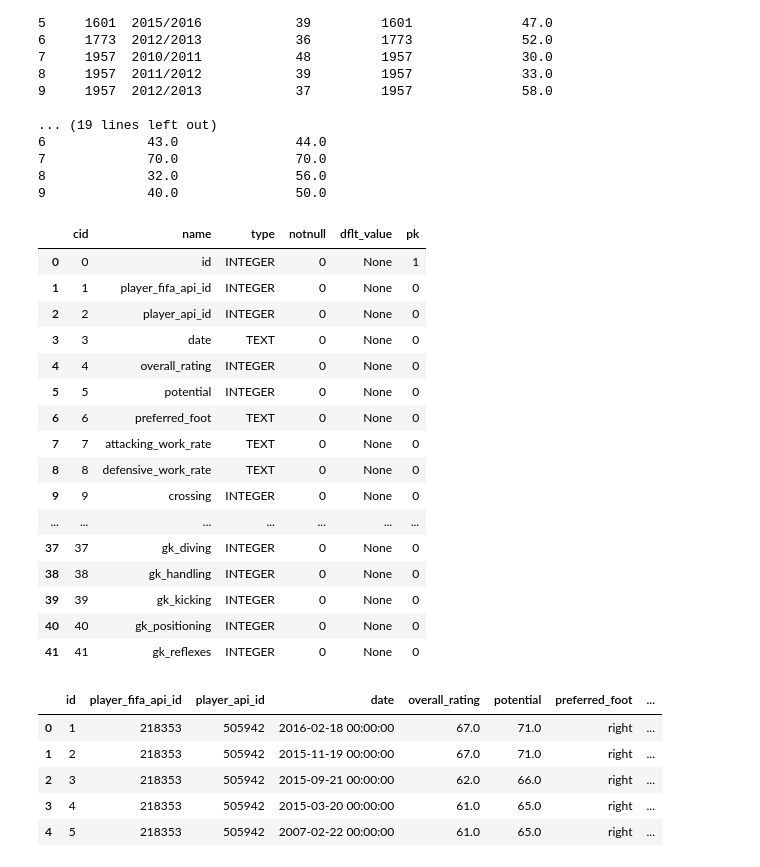
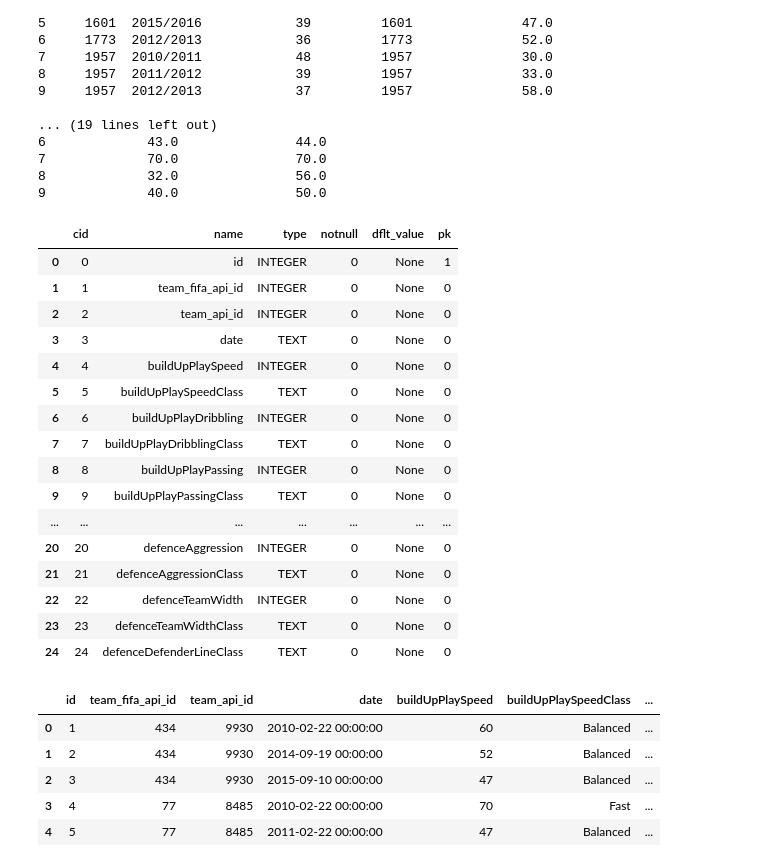
Before and after one commit to ShaliniBekaroe/Datalab_semester2_Groep1, a Jupyter notebook: notebook/data_mining.ipynb, the cells around one changed output. Cells and saved outputs as stored; diff of their text form; code cells hidden in the pictures.

Commit message:
fix: team attr

```diff
--- a/notebook/data_mining.ipynb
+++ b/notebook/data_mining.ipynb
@@ -326,41 +326,41 @@ print(df_final.head(10))
 8             32.0               56.0
 9             40.0               50.0
 # %%
-query = "PRAGMA table_info(player_Attributes);"
+query = "PRAGMA table_info(Team_Attributes);"
 df_info = pd.read_sql_query(query, conn)
 df_info
 # %% [output]
 |  | cid | name | type | notnull | dflt_value | pk |
 | 0 | 0 | id | INTEGER | 0 | None | 1 |
-| 1 | 1 | player_fifa_api_id | INTEGER | 0 | None | 0 |
-| 2 | 2 | player_api_id | INTEGER | 0 | None | 0 |
+| 1 | 1 | team_fifa_api_id | INTEGER | 0 | None | 0 |
+| 2 | 2 | team_api_id | INTEGER | 0 | None | 0 |
 | 3 | 3 | date | TEXT | 0 | None | 0 |
-| 4 | 4 | overall_rating | INTEGER | 0 | None | 0 |
-| 5 | 5 | potential | INTEGER | 0 | None | 0 |
-| 6 | 6 | preferred_foot | TEXT | 0 | None | 0 |
-| 7 | 7 | attacking_work_rate | TEXT | 0 | None | 0 |
-| 8 | 8 | defensive_work_rate | TEXT | 0 | None | 0 |
-| 9 | 9 | crossing | INTEGER | 0 | None | 0 |
+| 4 | 4 | buildUpPlaySpeed | INTEGER | 0 | None | 0 |
+| 5 | 5 | buildUpPlaySpeedClass | TEXT | 0 | None | 0 |
+| 6 | 6 | buildUpPlayDribbling | INTEGER | 0 | None | 0 |
+| 7 | 7 | buildUpPlayDribblingClass | TEXT | 0 | None | 0 |
+| 8 | 8 | buildUpPlayPassing | INTEGER | 0 | None | 0 |
+| 9 | 9 | buildUpPlayPassingClass | TEXT | 0 | None | 0 |
 | ... | ... | ... | ... | ... | ... | ... |
-| 37 | 37 | gk_diving | INTEGER | 0 | None | 0 |
-| 38 | 38 | gk_handling | INTEGER | 0 | None | 0 |
-| 39 | 39 | gk_kicking | INTEGER | 0 | None | 0 |
-| 40 | 40 | gk_positioning | INTEGER | 0 | None | 0 |
-| 41 | 41 | gk_reflexes | INTEGER | 0 | None | 0 |
+| 20 | 20 | defenceAggression | INTEGER | 0 | None | 0 |
+| 21 | 21 | defenceAggressionClass | TEXT | 0 | None | 0 |
+| 22 | 22 | defenceTeamWidth | INTEGER | 0 | None | 0 |
+| 23 | 23 | defenceTeamWidthClass | TEXT | 0 | None | 0 |
+| 24 | 24 | defenceDefenderLineClass | TEXT | 0 | None | 0 |
 # %%
 import pandas as pd
 
 pd.set_option('display.max_columns', None)   # alle kolommen tonen
 pd.set_option('display.width', None)         # geen afkapping
 
-query_2 = "SELECT * FROM player_Attributes"
+query_2 = "SELECT * FROM Team_Attributes"
 df_player_Attribute = pd.read_sql_query(query_2, conn)
 
 df_player_Attribute.head()
 # %% [output]
-|  | id | player_fifa_api_id | player_api_id | date | overall_rating | potential | preferred_foot | ... |
-| 0 | 1 | 218353 | 505942 | 2016-02-18 00:00:00 | 67.0 | 71.0 | right | ... |
-| 1 | 2 | 218353 | 505942 | 2015-11-19 00:00:00 | 67.0 | 71.0 | right | ... |
-| 2 | 3 | 218353 | 505942 | 2015-09-21 00:00:00 | 62.0 | 66.0 | right | ... |
-| 3 | 4 | 218353 | 505942 | 2015-03-20 00:00:00 | 61.0 | 65.0 | right | ... |
-| 4 | 5 | 218353 | 505942 | 2007-02-22 00:00:00 | 61.0 | 65.0 | right | ... |
+|  | id | team_fifa_api_id | team_api_id | date | buildUpPlaySpeed | buildUpPlaySpeedClass | ... |
+| 0 | 1 | 434 | 9930 | 2010-02-22 00:00:00 | 60 | Balanced | ... |
+| 1 | 2 | 434 | 9930 | 2014-09-19 00:00:00 | 52 | Balanced | ... |
+| 2 | 3 | 434 | 9930 | 2015-09-10 00:00:00 | 47 | Balanced | ... |
+| 3 | 4 | 77 | 8485 | 2010-02-22 00:00:00 | 70 | Fast | ... |
+| 4 | 5 | 77 | 8485 | 2011-02-22 00:00:00 | 47 | Balanced | ... |
```
